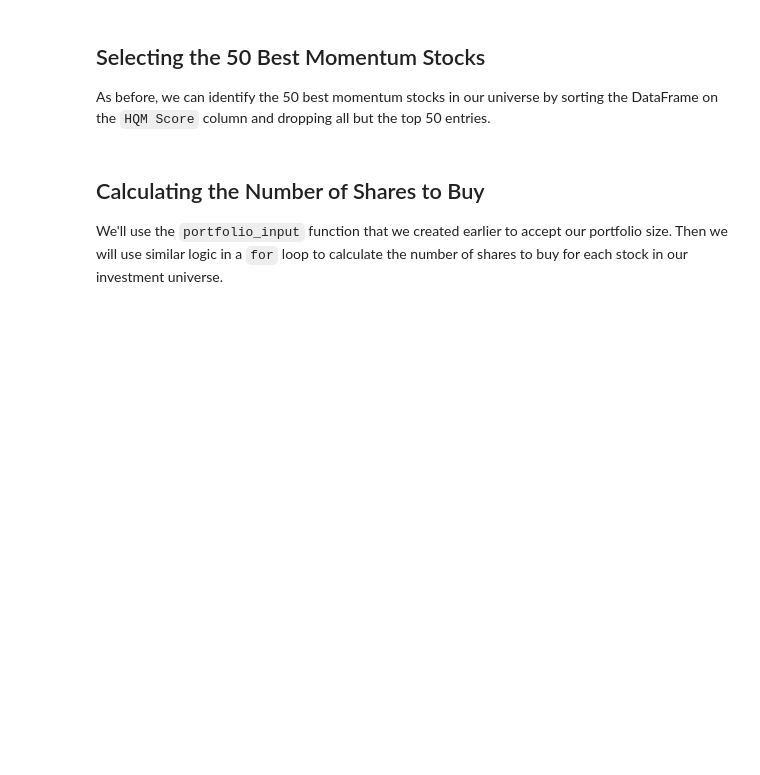
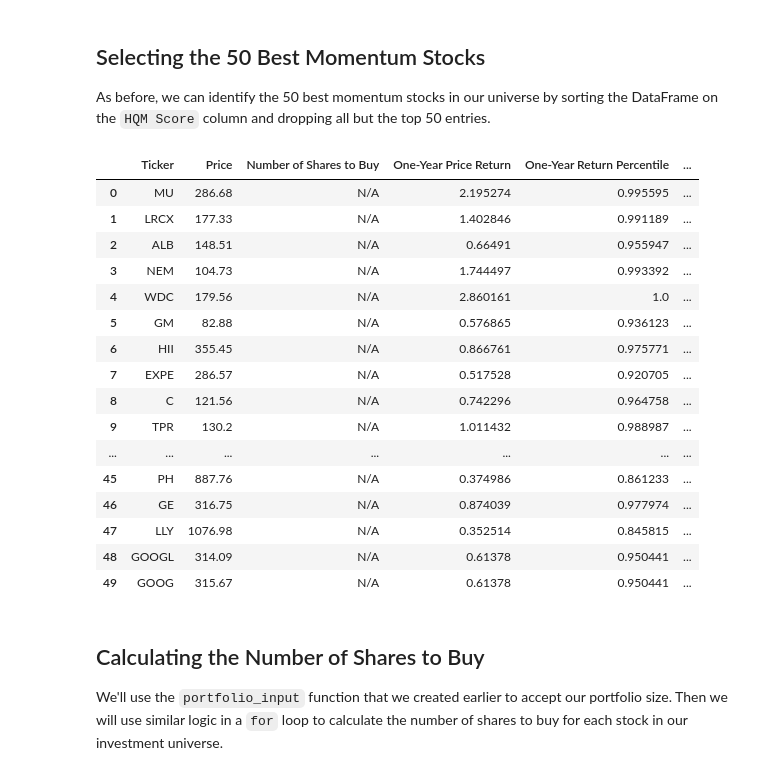
Before and after one commit to JeffreyPatino/algorithmic-trading-python, a Jupyter notebook: starter_files/002_quantitative_momentum_strategy.ipynb, the cells around one changed output. Saved outputs shown, nothing was run; the diff lists cells and outputs as text; code cells hidden in the pictures; blank space fills up the shorter version.

```diff
--- a/starter_files/002_quantitative_momentum_strategy.ipynb
+++ b/starter_files/002_quantitative_momentum_strategy.ipynb
@@ -115,3 +347,33 @@ We now need to calculate momentum percentile scores for every stock in the unive
 * `One-Month Price Return`
 
 Here's how we'll do this:
+# %%
+time_periods = [
+    'One-Year',
+    'Six-Month',
+    'Three-Month',
+    'One-Month'
+]
+
+hqm_dataframe_updated = hqm_dataframe[
+    (hqm_dataframe['Price'] != 'N/A') &
+    (hqm_dataframe['One-Year Price Return'] != 'N/A') &
+    (hqm_dataframe['Six-Month Price Return'] != 'N/A') &
+    (hqm_dataframe['Three-Month Price Return'] != 'N/A') &
+    (hqm_dataframe['One-Month Price Return'] != 'N/A')
+]
+
+hqm_dataframe_updated = hqm_dataframe_updated.reset_index(drop=True)
+
+
+for row in hqm_dataframe_updated.index:
+    for time_period in time_periods:
+        return_column = f'{time_period} Price Return'
+        percentile_column = f'{time_period} Return Percentile'
+
+        hqm_dataframe_updated.loc[row, percentile_column] = stats.percentileofscore(
+            hqm_dataframe_updated[return_column],
+            hqm_dataframe_updated.loc[row, return_column]
+        )/100
+
+hqm_dataframe_updated
@@ -123,3 +399,12 @@ We'll now calculate our `HQM Score`, which is the high-quality momentum score th
 The `HQM Score` will be the arithmetic mean of the 4 momentum percentile scores that we calculated in the last section.
 
 To calculate arithmetic mean, we will use the `mean` function from Python's built-in `statistics` module.
+# %%
+for row in hqm_dataframe_updated.index:
+    percentiles = []
+    for time_period in time_periods:
+        percentiles.append(hqm_dataframe_updated.loc[row, f'{time_period} Return Percentile'])
+
+    hqm_dataframe_updated.loc[row, 'HQM Score'] = mean(percentiles)
+
+hqm_dataframe_updated
@@ -127,6 +426,29 @@ To calculate arithmetic mean, we will use the `mean` function from Python's buil
 ## Selecting the 50 Best Momentum Stocks
 
 As before, we can identify the 50 best momentum stocks in our universe by sorting the DataFrame on the `HQM Score` column and dropping all but the top 50 entries.
+# %%
+hqm_dataframe_updated.sort_values('HQM Score', ascending=False, inplace=True)
+hqm_dataframe_updated = hqm_dataframe_updated[:50]
+hqm_dataframe_updated.reset_index(inplace=True, drop=True)
+hqm_dataframe_updated
+# %% [output]
+|  | Ticker | Price | Number of Shares to Buy | One-Year Price Return | One-Year Return Percentile | ... |
+| 0 | MU | 286.68 | N/A | 2.195274 | 0.995595 | ... |
+| 1 | LRCX | 177.33 | N/A | 1.402846 | 0.991189 | ... |
+| 2 | ALB | 148.51 | N/A | 0.66491 | 0.955947 | ... |
+| 3 | NEM | 104.73 | N/A | 1.744497 | 0.993392 | ... |
+| 4 | WDC | 179.56 | N/A | 2.860161 | 1.0 | ... |
+| 5 | GM | 82.88 | N/A | 0.576865 | 0.936123 | ... |
+| 6 | HII | 355.45 | N/A | 0.866761 | 0.975771 | ... |
+| 7 | EXPE | 286.57 | N/A | 0.517528 | 0.920705 | ... |
+| 8 | C | 121.56 | N/A | 0.742296 | 0.964758 | ... |
+| 9 | TPR | 130.2 | N/A | 1.011432 | 0.988987 | ... |
+| ... | ... | ... | ... | ... | ... | ... |
+| 45 | PH | 887.76 | N/A | 0.374986 | 0.861233 | ... |
+| 46 | GE | 316.75 | N/A | 0.874039 | 0.977974 | ... |
+| 47 | LLY | 1076.98 | N/A | 0.352514 | 0.845815 | ... |
+| 48 | GOOGL | 314.09 | N/A | 0.61378 | 0.950441 | ... |
+| 49 | GOOG | 315.67 | N/A | 0.61378 | 0.950441 | ... |
 # %% [markdown]
 ## Calculating the Number of Shares to Buy
 
```
Also changed, not shown: parts of 18 cells of this notebook, 3 other files.
